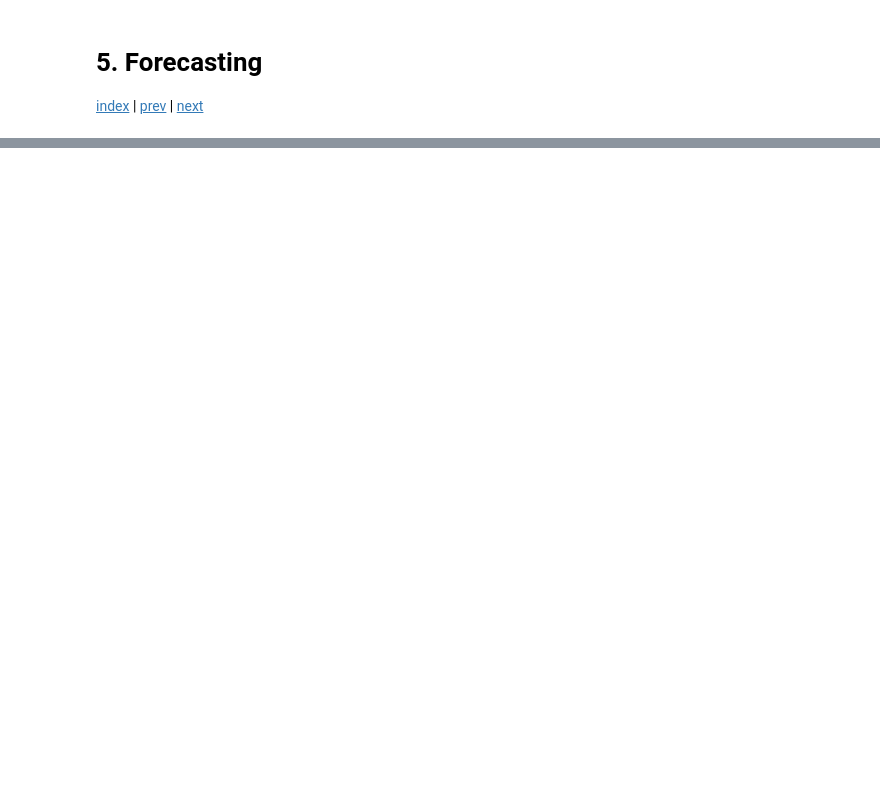
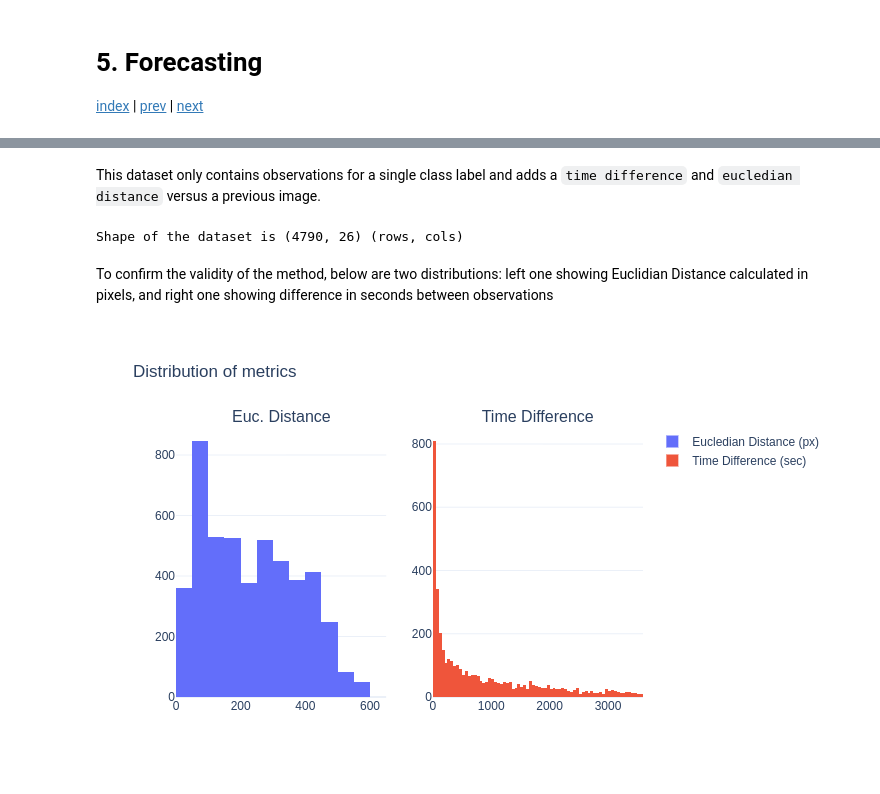
Before and after one commit to Alchemication/cvdl-for-home, a Jupyter notebook: Chapters/05.Forecasting.ipynb, the cells around one changed output, grey strips where cells are left out. Drawn from its saved outputs; the diff is of its cells as text; code cells hidden in the pictures; blank space fills up the shorter version.

```diff
--- a/Chapters/05.Forecasting.ipynb
+++ b/Chapters/05.Forecasting.ipynb
@@ -18,0 +115,3 @@ This Notebook dives into the detail of the steps taken to generate such a foreca
+# %%
+df = pd.read_csv('../Datasets/UniqueObjectDetections__person__2019-09-09_2020-03-02.csv')
+df[['label', 'confidence', 'date', 'time', 'sec_diff', 'euc_distance']].head()
@@ -18,0 +125,23 @@ This Notebook dives into the detail of the steps taken to generate such a foreca
+# %% [markdown]
+This dataset only contains observations for a single class label and adds a `time difference` and `eucledian distance` versus a previous image.
+# %%
+print(f'Shape of the dataset is {df.shape} (rows, cols)')
+# %% [output]
+Shape of the dataset is (4790, 26) (rows, cols)
+# %% [markdown]
+To confirm the validity of the method, below are two distributions: left one showing Euclidian Distance calculated in pixels, and right one showing difference in seconds between observations
+# %%
+# initialize 2 plots in a single row
+fig = make_subplots(rows=1, cols=2, subplot_titles=('Euc. Distance', 'Time Difference'))
+
+# add euc_distance histogram
+fig.add_trace(go.Histogram(x=df['euc_distance'], nbinsx=20, name='Eucledian Distance (px)'),
+              row=1, col=1)
+
+# for time difference - filter out big time differences, which would occurr during the night
+fig.add_trace(go.Histogram(x=df[df['sec_diff'] < 3600]['sec_diff'], nbinsx=100,
+                           name='Time Difference (sec)'), row=1, col=2)
+fig.update_layout(height=350, title_text="Distribution of metrics", font=dict(size=12))
+fig.show()
+# %% [output]
+[figure, added]
```
Also changed, not shown: parts of 30 cells of this notebook, 7 other files.
